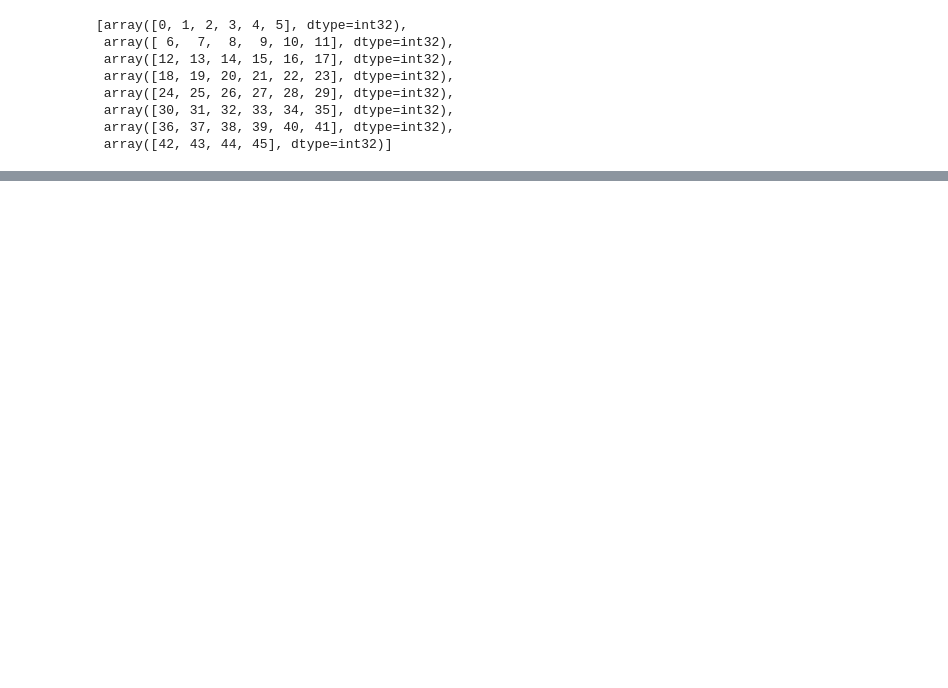
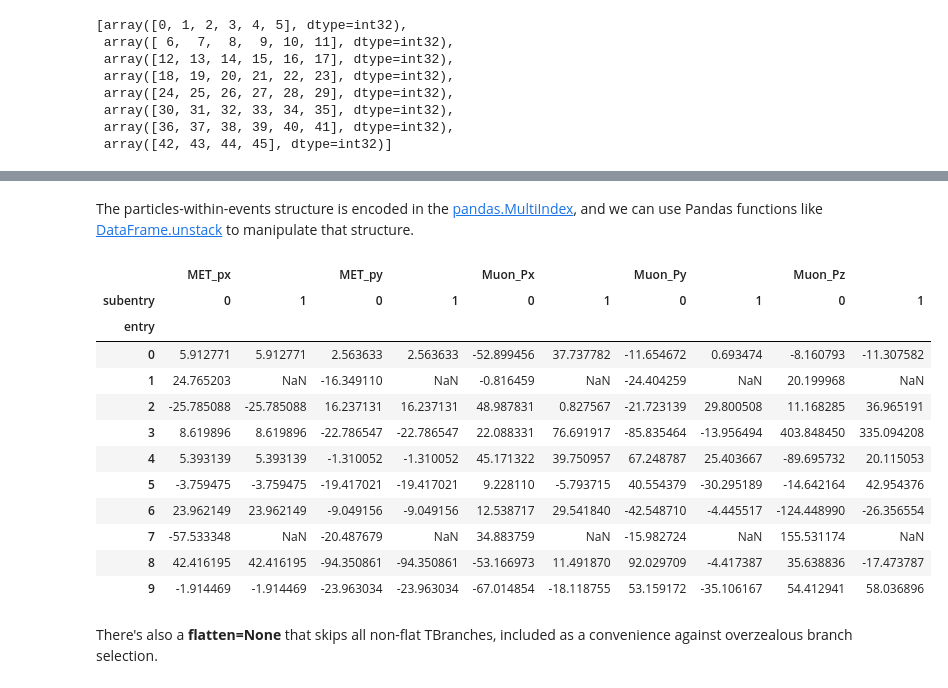
Before and after one commit to scikit-hep/uproot3, a Jupyter notebook: binder/tutorial.ipynb, the cells around one changed output, grey strips where cells are left out. Saved outputs shown, nothing was run; the diff lists cells and outputs as text; code cells hidden in the pictures; blank space fills up the shorter version.

```diff
--- a/binder/tutorial.ipynb
+++ b/binder/tutorial.ipynb
@@ -943,0 +839,2 @@ Note that `pandas.DataFrame` is also a recognized option for all **outputtype**
+# %%
+events2 = uproot.open("http://scikit-hep.org/uproot/examples/HZZ.root")["events"]   # non-flat data
@@ -943,0 +860,3 @@ Note that `pandas.DataFrame` is also a recognized option for all **outputtype**
+# %%
+df = events2.pandas.df(["MET_p*", "Muon_P*"], entrystop=10)
+df
@@ -943,0 +882,20 @@ Note that `pandas.DataFrame` is also a recognized option for all **outputtype**
+# %% [markdown]
+The particles-within-events structure is encoded in the [pandas.MultiIndex](https://pandas.pydata.org/pandas-docs/stable/user_guide/advanced.html), and we can use Pandas functions like [DataFrame.unstack](https://pandas.pydata.org/pandas-docs/stable/reference/api/pandas.DataFrame.unstack.html) to manipulate that structure.
+# %%
+df.unstack()
+# %% [output]
+|  | MET_px |  | MET_py |  | Muon_Px |  | Muon_Py |  | Muon_Pz |  |
+| subentry | 0 | 1 | 0 | 1 | 0 | 1 | 0 | 1 | 0 | 1 |
+| entry |  |  |  |  |  |  |  |  |  |  |
+| 0 | 5.912771 | 5.912771 | 2.563633 | 2.563633 | -52.899456 | 37.737782 | -11.654672 | 0.693474 | -8.160793 | -11.307582 |
+| 1 | 24.765203 | NaN | -16.349110 | NaN | -0.816459 | NaN | -24.404259 | NaN | 20.199968 | NaN |
+| 2 | -25.785088 | -25.785088 | 16.237131 | 16.237131 | 48.987831 | 0.827567 | -21.723139 | 29.800508 | 11.168285 | 36.965191 |
+| 3 | 8.619896 | 8.619896 | -22.786547 | -22.786547 | 22.088331 | 76.691917 | -85.835464 | -13.956494 | 403.848450 | 335.094208 |
+| 4 | 5.393139 | 5.393139 | -1.310052 | -1.310052 | 45.171322 | 39.750957 | 67.248787 | 25.403667 | -89.695732 | 20.115053 |
+| 5 | -3.759475 | -3.759475 | -19.417021 | -19.417021 | 9.228110 | -5.793715 | 40.554379 | -30.295189 | -14.642164 | 42.954376 |
+| 6 | 23.962149 | 23.962149 | -9.049156 | -9.049156 | 12.538717 | 29.541840 | -42.548710 | -4.445517 | -124.448990 | -26.356554 |
+| 7 | -57.533348 | NaN | -20.487679 | NaN | 34.883759 | NaN | -15.982724 | NaN | 155.531174 | NaN |
+| 8 | 42.416195 | 42.416195 | -94.350861 | -94.350861 | -53.166973 | 11.491870 | 92.029709 | -4.417387 | 35.638836 | -17.473787 |
+| 9 | -1.914469 | -1.914469 | -23.963034 | -23.963034 | -67.014854 | -18.118755 | 53.159172 | -35.106167 | 54.412941 | 58.036896 |
+# %% [markdown]
+There's also a **flatten=None** that skips all non-flat TBranches, included as a convenience against overzealous branch selection.
```
Also changed, not shown: parts of 479 cells of this notebook, 6 other files.
